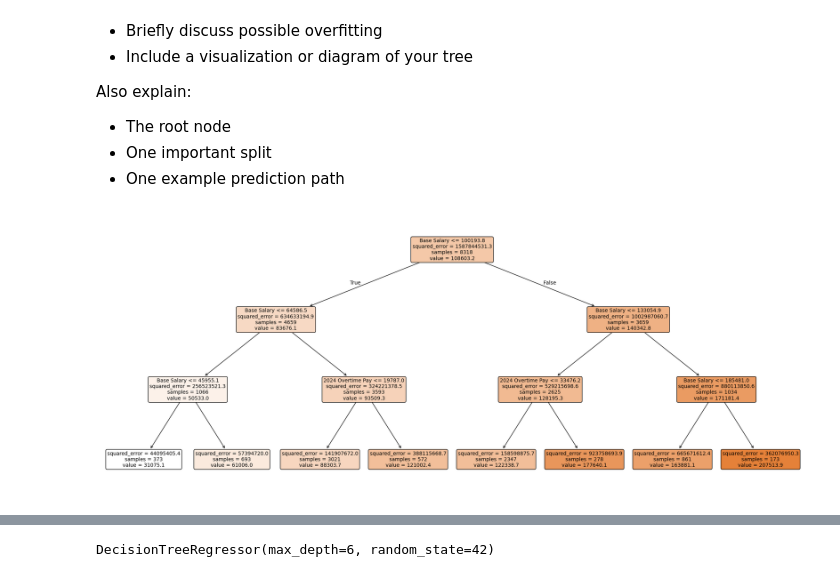
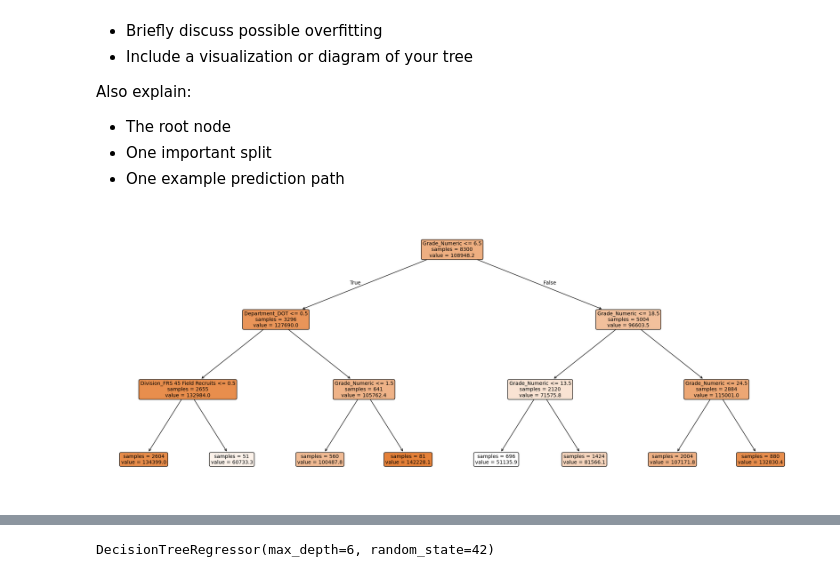
Before and after one commit to Nikolai-N484/Data201_NikolaiN, a Jupyter notebook: Project3/Nikolai_Navarro_Project3_Week14.ipynb, the cells around one changed output, grey strips where cells are left out. Drawn from its saved outputs; the diff is of its cells as text; code cells hidden in the pictures.

```diff
--- a/Project3/Nikolai_Navarro_Project3_Week14.ipynb
+++ b/Project3/Nikolai_Navarro_Project3_Week14.ipynb
@@ -86,6 +86,10 @@ df["2024 Longevity Pay"] = clean_currency(df["2024 Longevity Pay"])
 
 # Combining base salary and overtime/lengevity pay to get total annual salary
 df["Total Salary"] = df["Base Salary"] + df["2024 Overtime Pay"] + df["2024 Longevity Pay"]
+
+#Cleaning Grade columns to extract only the numeric values
+df["Grade_Numeric"] = df["Grade"].str.extract(r"(\d+)").astype(float)
+
 df.head()
 # %% [output]
 |  | Department | Department Name | Division | Gender | Base Salary | 2024 Overtime Pay | 2024 Longevity Pay | ... |
@@ -95,7 +99,7 @@ df.head()
 | 3 | CEX | Offices of the County Executive | CEX 15 Chief Administrative Offic... | F | 207000.00 | 0.00 | 0.00 | ... |
 | 4 | HHS | Department of Health and Human Se... | HHS 60 Office of Eligibility and ... | F | 91392.00 | 0.00 | 5733.27 | ... |
 # %%
-predictor_cols = ["Department", "Division", "Gender", "Base Salary", "2024 Overtime Pay", "2024 Longevity Pay"]
+predictor_cols = ["Department", "Division", "Gender", "Grade_Numeric"]
 
 #Dropping rows with NA's if any
 df = df.dropna(subset = ["Total Salary"] + predictor_cols)
@@ -124,7 +129,7 @@ y = df["Total Salary"]
 
 # Separate categorical and numerical predictor columns
 categorical_cols = ["Department", "Division", "Gender"]
-numerical_cols = ["Base Salary", "2024 Overtime Pay", "2024 Longevity Pay"]
+numerical_cols = ["Grade_Numeric"]
 
 # Create X by selecting the columns that will be used for modeling
 X = df[categorical_cols + numerical_cols]
@@ -197,10 +202,10 @@ Also explain:
 # %%
 tree_small = DecisionTreeRegressor(max_depth = 3, random_state = 42)
 
 tree_small.fit(X_train, y_train)
 
 plt.figure(figsize = (25, 10))
-plot_tree(tree_small, filled = True, feature_names = list(X_train.columns), max_depth = 3, rounded = True, fontsize = 10, precision = 1)
+plot_tree(tree_small, filled = True, feature_names = list(X_train.columns), max_depth = 3, rounded = True, fontsize = 10, precision = 1, impurity = False)
 plt.show()
 # %% [output]
-[figure, old version]
+[figure, new version]
```
Also changed, not shown: parts of 13 cells of this notebook.
